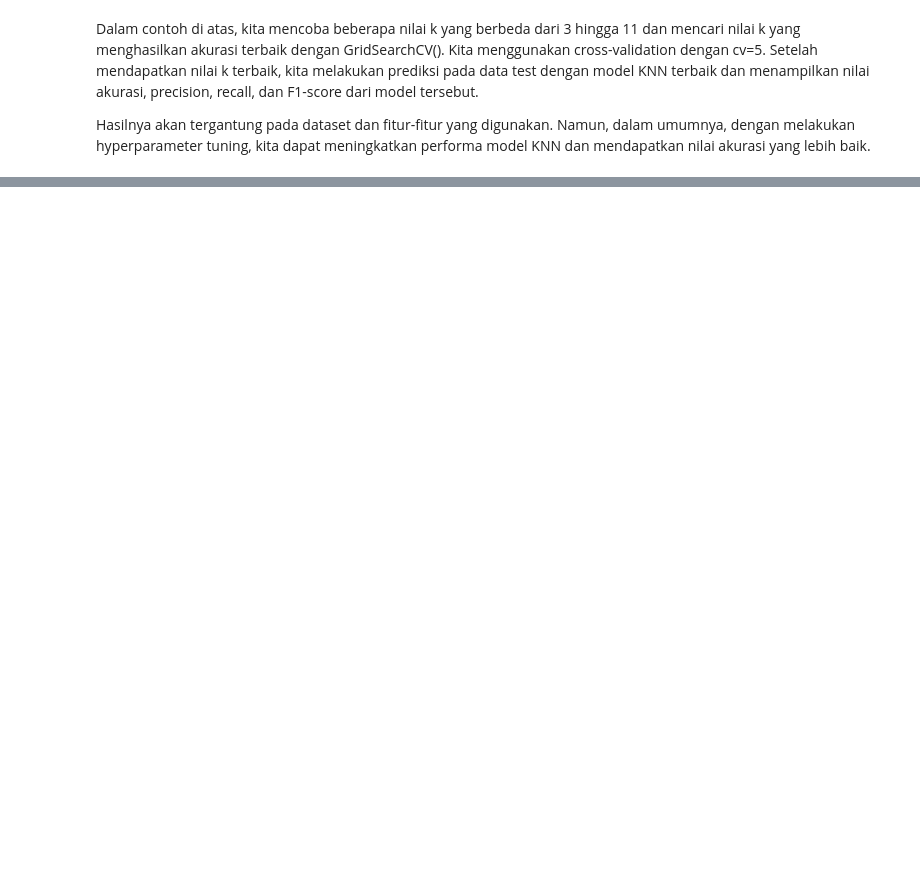
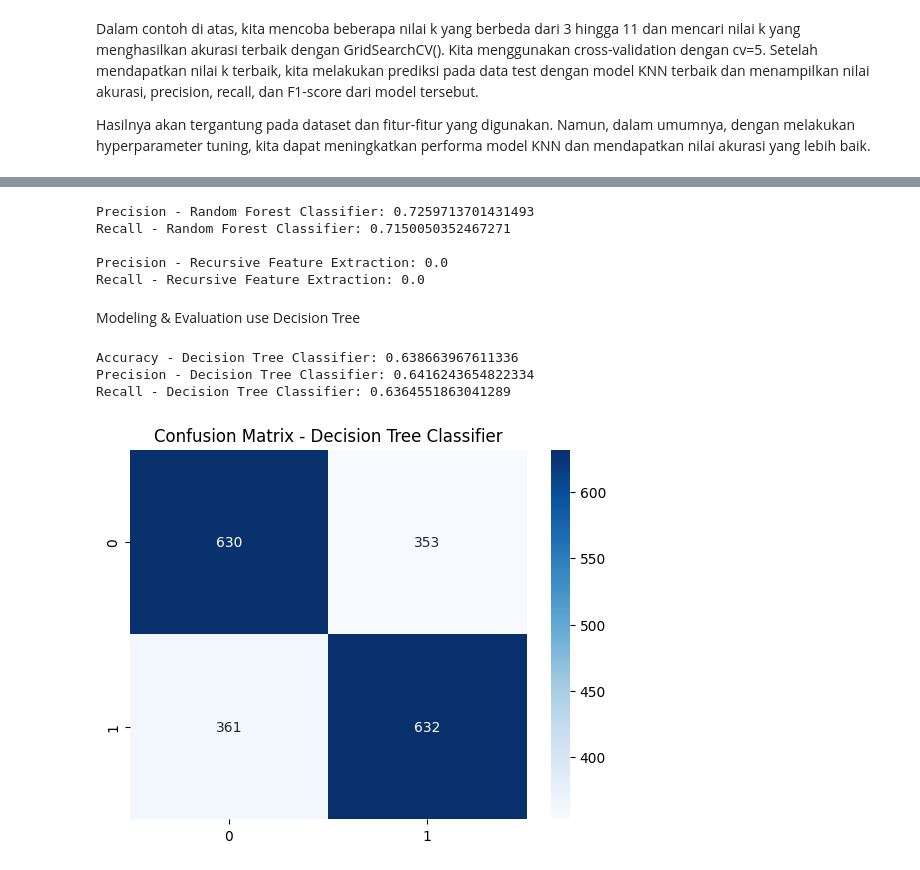
Before and after one commit to fikriazh/Final-Project-Data-Science, a Jupyter notebook: Case Study 03/Project_Based_Learning_Case_03.ipynb, the cells around one changed output, grey strips where cells are left out. Drawn from its saved outputs; the diff is of its cells as text; code cells hidden in the pictures; blank space fills up the shorter version.

```diff
--- a/Case Study 03/Project_Based_Learning_Case_03.ipynb
+++ b/Case Study 03/Project_Based_Learning_Case_03.ipynb
@@ -390,0 +646,79 @@ Hasilnya akan tergantung pada dataset dan fitur-fitur yang digunakan. Namun, dal
+# %%
+from sklearn.ensemble import RandomForestClassifier
+from sklearn.feature_selection import RFE
+from sklearn.linear_model import LogisticRegression
+from sklearn.metrics import precision_score, recall_score
+
+# Random Forest Classifier for feature importance
+rf = RandomForestClassifier()
+rf.fit(X_train, y_train)
+feature_importances_rf = rf.feature_importances_
+
+# Recursive Feature Extraction (RFE)
+estimator = LogisticRegression()
+rfe = RFE(estimator, n_features_to_select=5)
+rfe.fit(X_train, y_train)
+selected_feature_indices_rfe = rfe.support_
+selected_feature_names_rfe = X.columns[selected_feature_indices_rfe]
+
+# Evaluate performance
+# For example, let's assume you have a classification task.
+X_train_rf = X_train[X_train.columns[feature_importances_rf > 0]]
+X_test_rf = X_test[X_test.columns[feature_importances_rf > 0]]
+rf_classifier = RandomForestClassifier()
+rf_classifier.fit(X_train_rf, y_train)
+y_pred_rf = rf_classifier.predict(X_test_rf)
+precision_rf = precision_score(y_test, y_pred_rf)
+recall_rf = recall_score(y_test, y_pred_rf)
+
+X_train_rfe = X_train[selected_feature_names_rfe]
+X_test_rfe = X_test[selected_feature_names_rfe]
+rfe_classifier = LogisticRegression()
+rfe_classifier.fit(X_train_rfe, y_train)
+y_pred_rfe = rfe_classifier.predict(X_test_rfe)
+precision_rfe = precision_score(y_test, y_pred_rfe)
+recall_rfe = recall_score(y_test, y_pred_rfe)
+
+# Print precision and recall
+print("Precision - Random Forest Classifier:", precision_rf)
+print("Recall - Random Forest Classifier:", recall_rf)
+print("\nPrecision - Recursive Feature Extraction:", precision_rfe)
+print("Recall - Recursive Feature Extraction:", recall_rfe)
+# %% [output]
+Precision - Random Forest Classifier: 0.7259713701431493
+Recall - Random Forest Classifier: 0.7150050352467271
+
+Precision - Recursive Feature Extraction: 0.0
+Recall - Recursive Feature Extraction: 0.0
+# %% [markdown]
+Modeling & Evaluation use Decision Tree
+# %%
+from sklearn.tree import DecisionTreeClassifier
+from sklearn.metrics import accuracy_score, precision_score, recall_score, confusion_matrix
+
+# Decision Tree Classifier
+dt_classifier = DecisionTreeClassifier()
+dt_classifier.fit(X_train, y_train)
+y_pred_dt = dt_classifier.predict(X_test)
+
+# Calculate evaluation metrics
+accuracy_dt = accuracy_score(y_test, y_pred_dt)
+precision_dt = precision_score(y_test, y_pred_dt)
+recall_dt = recall_score(y_test, y_pred_dt)
+confusion_matrix_dt = confusion_matrix(y_test, y_pred_dt)
+
+# Print evaluation metrics
+print("Accuracy - Decision Tree Classifier:", accuracy_dt)
+print("Precision - Decision Tree Classifier:", precision_dt)
+print("Recall - Decision Tree Classifier:", recall_dt)
+
+# Display confusion matrix
+plt.figure()
+sns.heatmap(confusion_matrix_dt, annot=True, fmt="d", cmap="Blues")
+plt.title("Confusion Matrix - Decision Tree Classifier")
+plt.show()
+# %% [output]
+Accuracy - Decision Tree Classifier: 0.638663967611336
+Precision - Decision Tree Classifier: 0.6416243654822334
+Recall - Decision Tree Classifier: 0.6364551863041289
+[figure, added]
```
Also changed, not shown: parts of 32 cells of this notebook.
